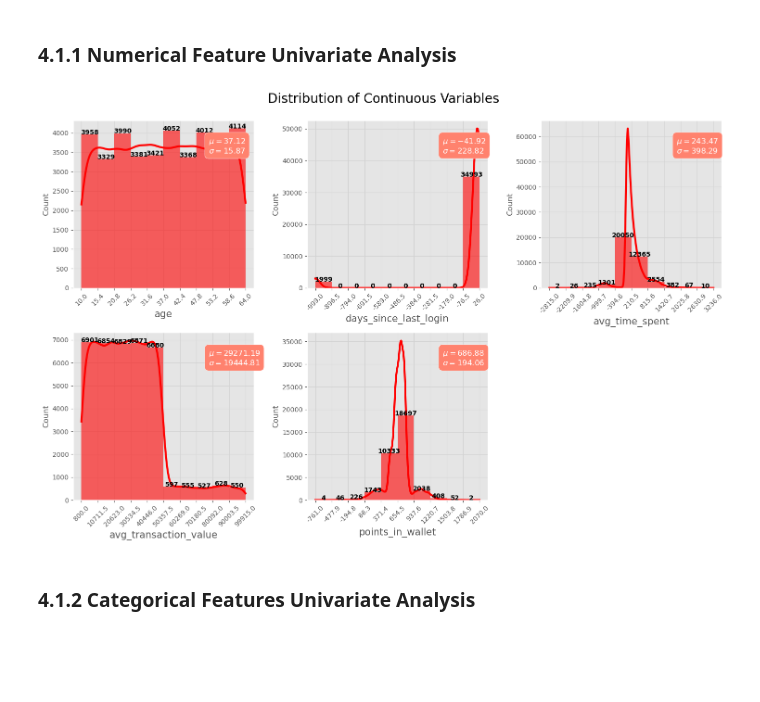
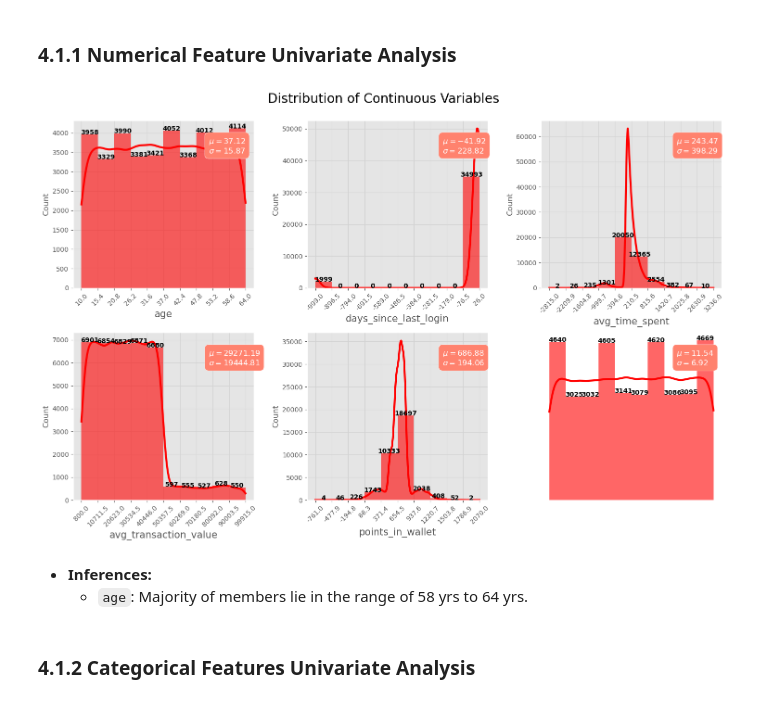
Before and after one commit to AshutoshsinghIndore/customer-churn-model, a Jupyter notebook: Notebook/Notebook.ipynb, the cells around one changed output. Saved outputs shown, nothing was run; the diff lists cells and outputs as text; code cells hidden in the pictures; blank space fills up the shorter version.

```diff
--- a/Notebook/Notebook.ipynb
+++ b/Notebook/Notebook.ipynb
@@ -187,6 +188,9 @@ df.describe(include = 'object').T
 - **`feedback:`**: 9 unique values; with most of the members feedback 'Poor Product Quality'.
 # %% [markdown]
 # 4. EDA (Exploratory Data Analysis)
+# %%
+df['last_visit_time'] = pd.to_timedelta(df.last_visit_time)
+df['visit_hour'] = (df['last_visit_time'].dt.total_seconds() // 3600).astype(int)
 # %% [markdown]
 ## 4.1 Univariate EDA
 # %% [markdown]
@@ -204,7 +208,7 @@ By employing these visualization techniques, we're better positioned to understa
 # %%
 numerical_features = ['age', 'days_since_last_login',
                       'avg_time_spent', 'avg_transaction_value',
-                      'points_in_wallet']
+                      'points_in_wallet', 'visit_hour']
 
 # Filter out continuous features for the univariate analysis
 df_numerical = df[numerical_features]
@@ -217,34 +221,37 @@ for i, col in enumerate(df_numerical.columns):
     x = i // 3
     y = i % 3
     values, bin_edges = np.histogram(df_numerical[col],
                                      range=(np.floor(df_numerical[col].min()), np.ceil(df_numerical[col].max())))
 
     graph = sns.histplot(data=df_numerical, x=col, bins=bin_edges, kde=True, ax=ax[x, y],
                          edgecolor='none', color='red', alpha=0.6, line_kws={'lw': 3})
     ax[x, y].set_xlabel(col, fontsize=15)
     ax[x, y].set_ylabel('Count', fontsize=12)
     ax[x, y].set_xticks(np.round(bin_edges, 1))
     ax[x, y].set_xticklabels(ax[x, y].get_xticks(), rotation=45)
     ax[x, y].grid(color='lightgrey')
 
     for j, p in enumerate(graph.patches):
         ax[x, y].annotate('{}'.format(p.get_height()), (p.get_x() + p.get_width() / 2, p.get_height() + 1),
                           ha='center', fontsize=10, fontweight="bold")
 
     textstr = '\n'.join((
         r'$\mu=%.2f$' % df_numerical[col].mean(),
         r'$\sigma=%.2f$' % df_numerical[col].std()
     ))
     ax[x, y].text(0.75, 0.9, textstr, transform=ax[x, y].transAxes, fontsize=12, verticalalignment='top',
                   color='white', bbox=dict(boxstyle='round', facecolor='#ff826e', edgecolor='white', pad=0.5))
 
 ax[1,2].axis('off')
 plt.suptitle('Distribution of Continuous Variables', fontsize=20)
 plt.tight_layout()
 plt.subplots_adjust(top=0.92)
 plt.show()
 # %% [output]
-[figure, old version]
+[figure, new version]
+# %% [markdown]
+* __Inferences:__
+    * `age`: Majority of members lie in the range of 58 yrs to 64 yrs.
 # %% [markdown]
 ### 4.1.2 Categorical Features Univariate Analysis
 # %%
```
Also changed, not shown: parts of 16 cells of this notebook.
